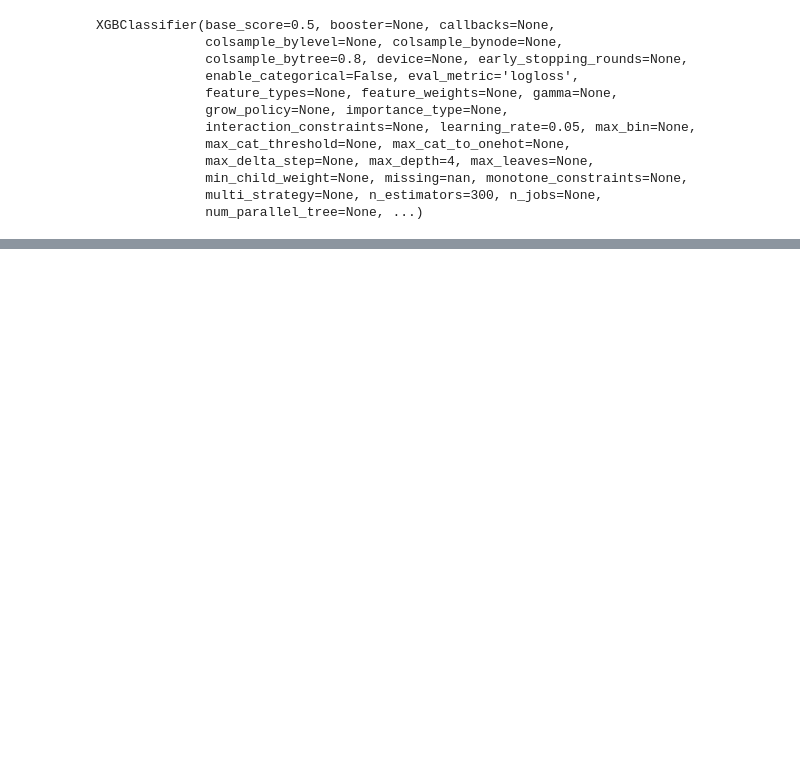
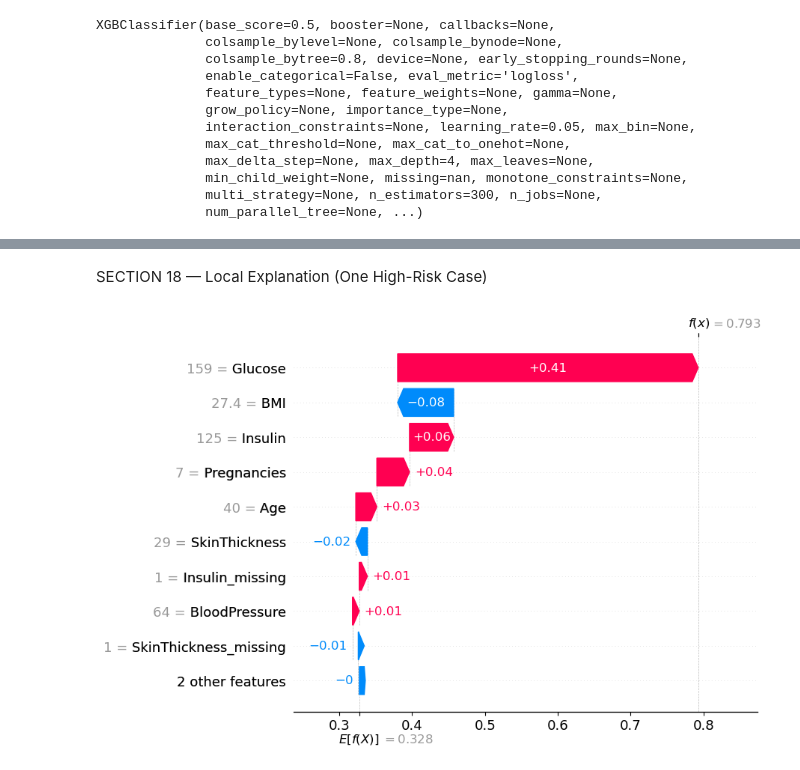
Before and after one commit to Hancynixon/AgentXHealth, a Jupyter notebook: notebooks/02_agent_testing.ipynb, the cells around one changed output, grey strips where cells are left out. Cells and saved outputs as stored; diff of their text form; code cells hidden in the pictures; blank space fills up the shorter version.

Commit message:
Finalize agent pipeline with XGBoost and SHAP explainability

```diff
--- a/notebooks/02_agent_testing.ipynb
+++ b/notebooks/02_agent_testing.ipynb
@@ -79,17 +95,10 @@ Testing coordinationg agent
 # %%
-from agents.lab_agent import LabAgent
-from agents.physical_agent import PhysicalAgent
-from agents.demographic_agent import DemographicAgent
 from coordinator.coordinator_agent import CoordinatorAgent
-
-lab_agent = LabAgent()
-physical_agent = PhysicalAgent()
-demographic_agent = DemographicAgent()
 
 coordinator = CoordinatorAgent(
     lab_agent=lab_agent,
     physical_agent=physical_agent,
-    demographic_agent=demographic_agent
+    demographic_agent=demo_agent
 )
 
 final_features = coordinator.run(df)
@@ -258,0 +264,3 @@ shap.plots.beeswarm(shap_values)
+# %%
+y_proba_xgb = xgb_model.predict_proba(X_test)[:, 1]
+y_proba_xgb[:10]
@@ -258,0 +309,6 @@ shap.plots.beeswarm(shap_values)
+# %%
+FINAL_THRESHOLD = 0.35
+
+y_pred_final = (y_proba_xgb >= FINAL_THRESHOLD).astype(int)
+
+print(classification_report(y_test, y_pred_final))
@@ -258,0 +324,9 @@ shap.plots.beeswarm(shap_values)
+# %% [markdown]
+SECTION 18 — Local Explanation (One High-Risk Case)
+# %%
+high_risk_idx = np.where(y_proba_xgb >= FINAL_THRESHOLD)[0]
+high_risk_idx[:5]
+
+shap.plots.waterfall(shap_values[high_risk_idx[0]])
+# %% [output]
+[figure, added]
```
Also changed, not shown: parts of 40 cells of this notebook.
